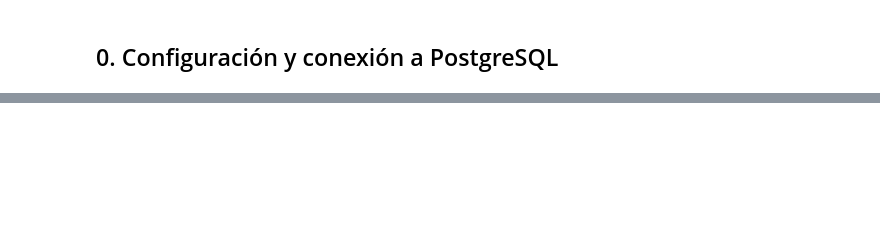
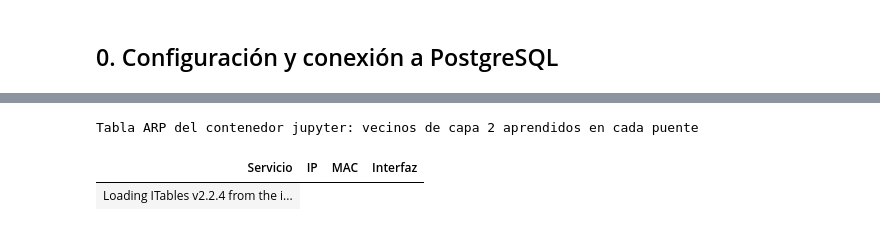
Before and after one commit to juan-swxs/parcial-redes-comunicaciones, a Jupyter notebook: jupyter/notebooks/analisis_datos.ipynb, the cells around one changed output, grey strips where cells are left out. Cells and saved outputs as stored; diff of their text form; code cells hidden in the pictures; blank space fills up the shorter version.

```diff
--- a/jupyter/notebooks/analisis_datos.ipynb
+++ b/jupyter/notebooks/analisis_datos.ipynb
@@ -210,0 +218,14 @@ else:
+# %%
+with open("/proc/net/arp") as fh:
+    filas = [l.split() for l in fh.read().splitlines()[1:]]
+arp = pd.DataFrame(filas, columns=["IP", "HW type", "Flags", "MAC", "Mask", "Interfaz"])
+if arp.empty:
+    print("La tabla ARP está vacía todavía (se llena al comunicarse con otros contenedores).")
+else:
+    arp["Servicio"] = arp["IP"].map(ip_a_servicio).fillna("gateway del bridge / otro")
+    print("Tabla ARP del contenedor jupyter: vecinos de capa 2 aprendidos en cada puente")
+    tabla(arp[["Servicio", "IP", "MAC", "Interfaz"]], pageLength=5)
+# %% [output]
+Tabla ARP del contenedor jupyter: vecinos de capa 2 aprendidos en cada puente
+| Servicio | IP | MAC | Interfaz |
+| Loading ITables v2.2.4 from the i... |
```
Also changed, not shown: parts of 31 cells of this notebook, 6 other files.
